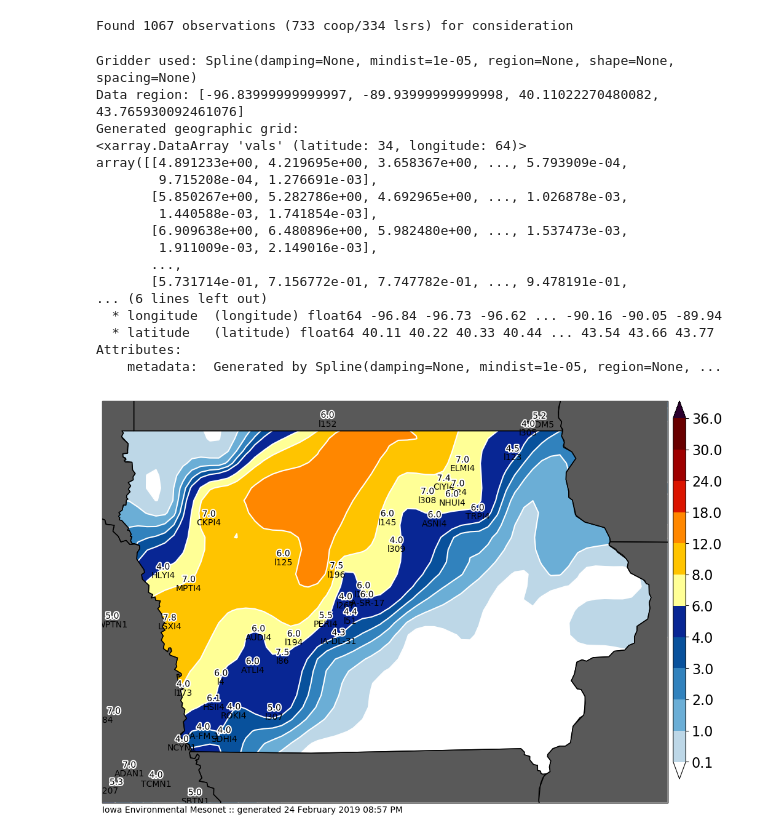
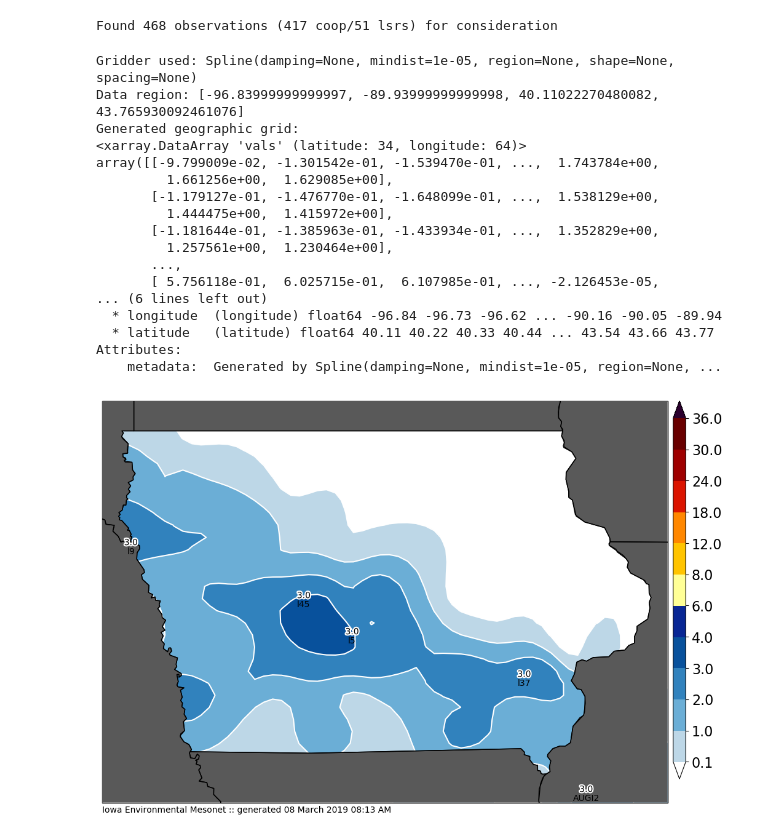
Before and after one commit to akrherz/DEV, a Jupyter notebook: coop/feature_snowfall_analysis.ipynb, the cells around one changed output. Cells and saved outputs as stored; diff of their text form; code cells hidden in the pictures.

```diff
--- a/coop/feature_snowfall_analysis.ipynb
+++ b/coop/feature_snowfall_analysis.ipynb
@@ -81,9 +81,9 @@ def get_coop(dates):
     IEM.close()
     return data
 
-crows = get_coop( ['2019-02-24', '2019-02-25'] )
-sts = utc(2019, 2, 24, 10)
-ets = utc(2019, 2, 28, 12, 0)
+crows = get_coop( ['2019-03-08', '2019-03-09'] )
+sts = utc(2019, 3, 7, 18)
+ets = utc(2019, 3, 28, 12, 0)
 lrows = get_lsrs(sts, ets)
 
 df = pd.DataFrame(crows + lrows)
@@ -126,28 +126,21 @@ dfall = df
 #    dfall = pd.concat([df, pd.DataFrame(newrows)], ignore_index=True)
 dfall.set_index('label', inplace=True)
 # %% [output]
-Found 1067 observations (733 coop/334 lsrs) for consideration
+Found 468 observations (417 coop/51 lsrs) for consideration
 # %%
-cull = []
+cull = ['RANI4', 'UNDI4']
 if cull:
     dfall.at[cull, 'useme'] = False
 
 hardcode = [
-    ['SIBI4', 0.5],
-    ['DEMS2', 0.78],
-    ['l4', 6.0],
-    ['PERI4', 5.5],
-    ['ALRI4', 0.0001],
-    ['NENI4', 0.0001],
-    ['BRKI4', 0.2],
-    ['GTTI4', 1.5],
-    ['VOLI4', 1.0],
-    ['SHDI4', 1.0],
-    ['RKWI4', 8.0],
-    ['l178', 8.0],
-    ['l196', 7.5],
-    ['l256', 8.5],
-    ['l113', 8.0],
+    ('RKWI4', 1.),
+    ('IA-HM-1', 0.3),
+    ('CINI4', 2.5),
+    ('l34', 2.5),
+    ('l30', 2.5),
+    ('l23', 2.5),
+    ('IA-DV-14', 2.5),
+    ('IA-WP-6', 2.0),
 
 
 ]
@@ -193,42 +186,42 @@ print("Gridder used:", grd)
 # Get the grid region in geographic coordinates
 region = [min(ll[0], ul[0]), max(lr[0], ur[0]), min(ll[1], ul[1]), max(ul[1], ur[1])]
 print("Data region:", region)
 
 grid = grd.grid(
     region=region,
     spacing=spacing / 3.,
     projection=projection,
     dims=["latitude", "longitude"],
     data_names=["vals"],
 )
 print("Generated geographic grid:")
 print(grid.vals)
 m.contourf(grid.longitude, grid.latitude, grid.vals, clevs, cmap=cmap)
-df_useme_plot = df_useme[(df_useme['val']>=4) & (df_useme['val']<8)]
+df_useme_plot = df_useme[(df_useme['val']>=3) & (df_useme['val']<10)]
 m.plot_values(
     df_useme_plot['lon'], df_useme_plot['lat'], df_useme_plot['datalabel'],
     '%s', labels=df_useme_plot.index.values,
     textsize=10, labeltextsize=10, labelbuffer=0)
 m.postprocess(filename='test.png')
 # %% [output]
 Gridder used: Spline(damping=None, mindist=1e-05, region=None, shape=None, spacing=None)
 Data region: [-96.83999999999997, -89.93999999999998, 40.11022270480082, 43.765930092461076]
 Generated geographic grid:
 <xarray.DataArray 'vals' (latitude: 34, longitude: 64)>
-array([[4.891233e+00, 4.219695e+00, 3.658367e+00, ..., 5.793909e-04,
-        9.715208e-04, 1.276691e-03],
-       [5.850267e+00, 5.282786e+00, 4.692965e+00, ..., 1.026878e-03,
-        1.440588e-03, 1.741854e-03],
-       [6.909638e+00, 6.480896e+00, 5.982480e+00, ..., 1.537473e-03,
-        1.911009e-03, 2.149016e-03],
+array([[-9.799009e-02, -1.301542e-01, -1.539470e-01, ...,  1.743784e+00,
+         1.661256e+00,  1.629085e+00],
+       [-1.179127e-01, -1.476770e-01, -1.648099e-01, ...,  1.538129e+00,
+         1.444475e+00,  1.415972e+00],
+       [-1.181644e-01, -1.385963e-01, -1.433934e-01, ...,  1.352829e+00,
+         1.257561e+00,  1.230464e+00],
        ...,
-       [5.731714e-01, 7.156772e-01, 7.747782e-01, ..., 9.478191e-01,
+       [ 5.756118e-01,  6.025715e-01,  6.107985e-01, ..., -2.126453e-05,
 ... (6 lines left out)
   * longitude  (longitude) float64 -96.84 -96.73 -96.62 ... -90.16 -90.05 -89.94
   * latitude   (latitude) float64 40.11 40.22 40.33 40.44 ... 43.54 43.66 43.77
 Attributes:
     metadata:  Generated by Spline(damping=None, mindist=1e-05, region=None, ...
-[figure, old version]
+[figure, new version]
 # %%
 # now we are ready to plot!
 
```
Also changed, not shown: parts of 2 cells of this notebook.
